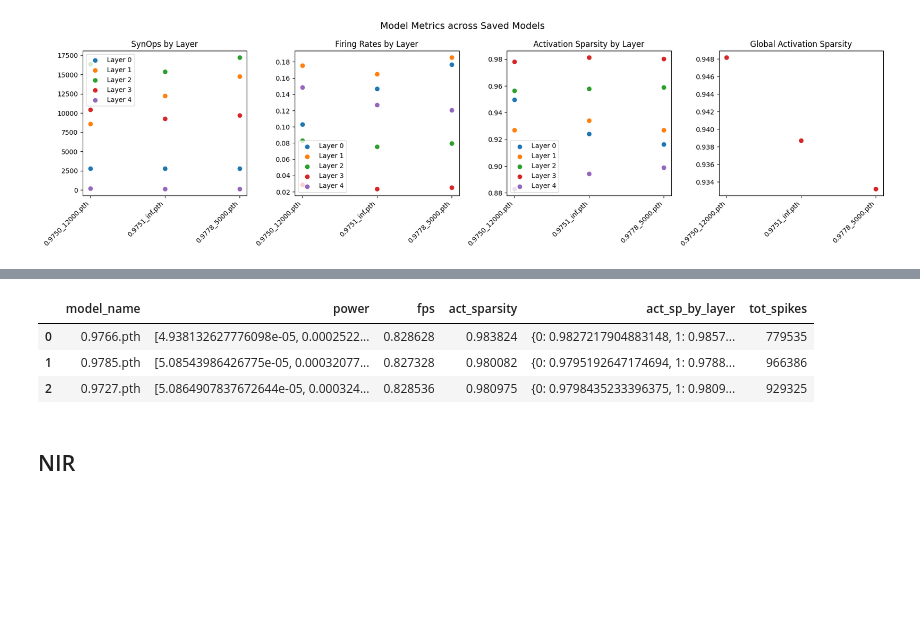
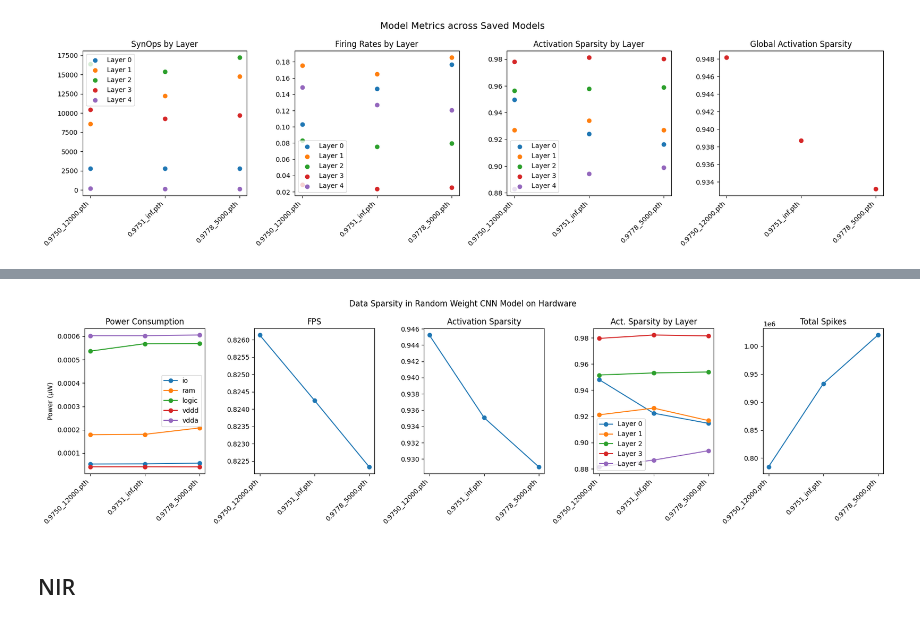
Before and after one commit to neuromorphic-polito/inNuCE_BRANDY-2025, a Jupyter notebook: SNN_sinabs_training.ipynb, the cells around one changed output, grey strips where cells are left out. Saved outputs shown, nothing was run; the diff lists cells and outputs as text; code cells hidden in the pictures; blank space fills up the shorter version.

Commit message:
refactor: add speck deployed model stats

```diff
--- a/SNN_sinabs_training.ipynb
+++ b/SNN_sinabs_training.ipynb
@@ -399,7 +399,7 @@ def run_hw(model_path, monitor_layers='all'):
 
         data_shape = [100] + [30,2,34,34]
 
-        print("Data prepared with shape: %s", data_shape)
+        print(f"Data prepared with shape: {data_shape}")
 
         dynapcnn_model = DynapcnnNetwork(cnn[0:-1], input_shape=[2, 34, 34], dvs_input=False, discretize=True)
         print("Initialized DynapcnnNetwork.")
@@ -456,7 +456,7 @@ def run_hw(model_path, monitor_layers='all'):
 
         powers = powers.groupby('ch').mean()['pwr'].to_list()
         fps = len(data) / (end_ts - start_ts)
-        print("FPS: %.2f", fps)
+        print(f"FPS: {fps}")
 
         dt= 1 / (data_shape[1] - 1)
 
@@ -500,14 +500,14 @@ if __name__ == "__main__":
     results = []
 
     # get all the model inside saved_models folder
-    model_files = [f for f in os.listdir("./saved_models/") if f.endswith('.pth')]
+    model_files = [f for f in os.listdir("./saved_models_2/") if f.endswith('.pth')]
     for model_file in model_files:
-        model_path = os.path.join("./saved_models", model_file)
+        model_path = os.path.join("./saved_models_2", model_file)
 
         print("Starting main execution.")
-        print("Model name: %s", model_file)
+        print(f"Model name: {model_file}")
         power, fps, act_sparsity, act_sp_by_layer, tot_spikes = run_hw(model_path)
-        print("Results completed for model %s", model_file)
+        print(f"Results completed for model {model_file}")
         results.append((model_file, power, fps, act_sparsity, act_sp_by_layer, tot_spikes))
         df = pd.DataFrame(results, columns=["model_name", "power", "fps", "act_sparsity", "act_sp_by_layer", "tot_spikes"])
 # %% [output]
@@ -562,10 +531,59 @@ Results completed for model %s 0.9727.pth
-# %%
-df
-# %% [output]
-|  | model_name | power | fps | act_sparsity | act_sp_by_layer | tot_spikes |
-| 0 | 0.9766.pth | [4.938132627776098e-05, 0.0002522... | 0.828628 | 0.983824 | {0: 0.9827217904883148, 1: 0.9857... | 779535 |
-| 1 | 0.9785.pth | [5.08543986426775e-05, 0.00032077... | 0.827328 | 0.980082 | {0: 0.9795192647174694, 1: 0.9788... | 966386 |
-| 2 | 0.9727.pth | [5.0864907837672644e-05, 0.000324... | 0.828536 | 0.980975 | {0: 0.9798435233396375, 1: 0.9809... | 929325 |
+# %%
+import numpy as np
+import pandas as pd
+import matplotlib.pyplot as plt
+
+pwr_chan_label = ["io", "ram", "logic", "vddd", "vdda"]
+
+# Sort by model name (optional)
+df.sort_values("model_name", inplace=True)
+
+# Create x-axis positions
+x_positions = np.arange(len(df["model_name"]))
+x_labels = df["model_name"]
+
+# Create subplots
+fig, axs = plt.subplots(1, 5, figsize=(18, 5))
+fig.suptitle("Data Sparsity in Random Weight CNN Model on Hardware")
+
+
+for i, ch in enumerate(np.stack(df['power'].to_numpy()).T):
+    axs[0].plot(x_positions, ch, '-o', label=f"{pwr_chan_label[i]}")
+axs[0].set_title("Power Consumption")
+axs[0].set_ylabel("Power (µW)")
+axs[0].set_xticks(x_positions)
+axs[0].set_xticklabels(x_labels, rotation=45, ha="right")
+axs[0].legend()
+
+axs[1].plot(x_positions, df['fps'], '-o')
+axs[1].set_title("FPS")
+axs[1].set_xticks(x_positions)
+axs[1].set_xticklabels(x_labels, rotation=45, ha="right")
+
+axs[2].plot(x_positions, df['act_sparsity'], '-o')
+axs[2].set_title("Activation Sparsity")
+axs[2].set_xticks(x_positions)
+axs[2].set_xticklabels(x_labels, rotation=45, ha="right")
+
+layer_sparsities = np.stack(df['act_sp_by_layer'].to_numpy()).T
+sparsity_vectors = np.array([list(d.values()) for d in layer_sparsities])
+
+for i in range(sparsity_vectors.shape[1]):
+    axs[3].plot(x_positions, sparsity_vectors[:, i], '-o', label=f"Layer {i}")
+axs[3].set_title("Act. Sparsity by Layer")
+axs[3].set_xticks(x_positions)
+axs[3].set_xticklabels(x_labels, rotation=45, ha="right")
+axs[3].legend()
+
+axs[4].plot(x_positions, df['tot_spikes'], '-o')
+axs[4].set_title("Total Spikes")
+axs[4].set_xticks(x_positions)
+axs[4].set_xticklabels(x_labels, rotation=45, ha="right")
+
+plt.tight_layout()
+plt.show()
+# %% [output]
+[figure, added]
 # %% [markdown]
 ## NIR
 # %%
```
Also changed, not shown: parts of 1 cell of this notebook.
